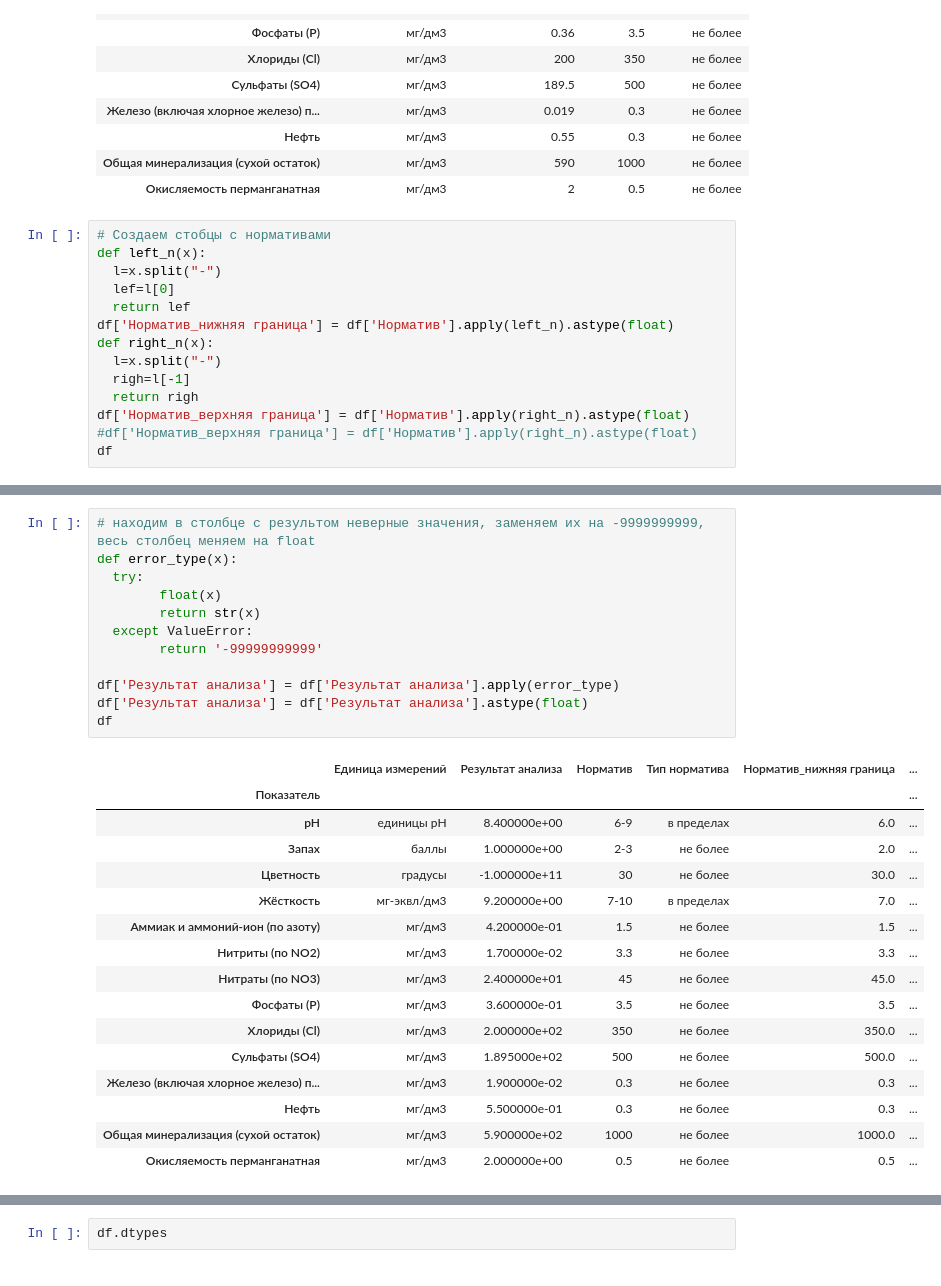
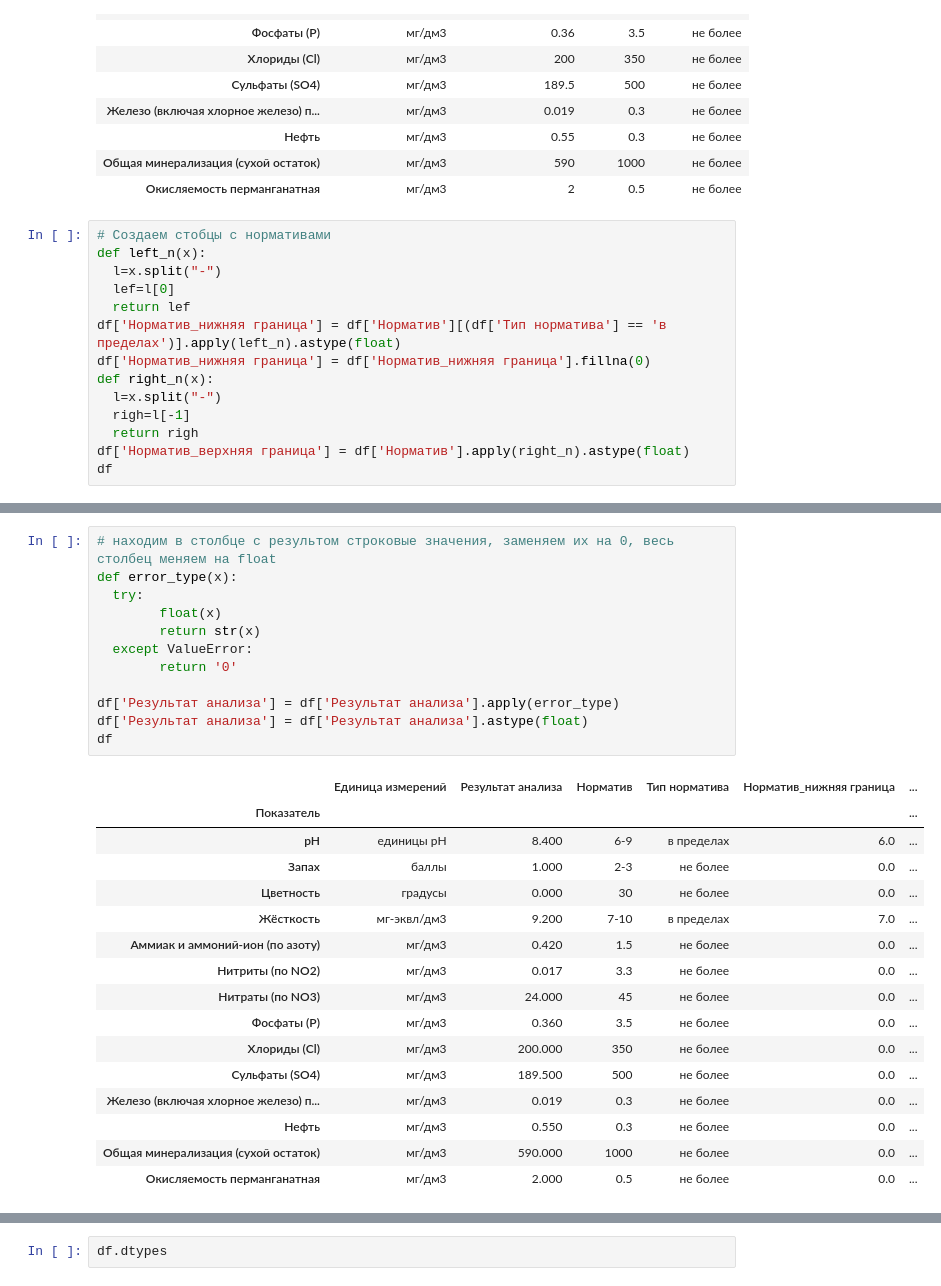
Before and after one commit to Fet-elena/proba, a Jupyter notebook: Task4_dmrf_Fetisova.ipynb, the cells around one changed output, grey strips where cells are left out. Drawn from its saved outputs; the diff is of its cells as text.

```diff
--- a/Task4_dmrf_Fetisova.ipynb
+++ b/Task4_dmrf_Fetisova.ipynb
@@ -96,13 +96,13 @@ def left_n(x):
   l=x.split("-")
   lef=l[0]
   return lef
-df['Норматив_нижняя граница'] = df['Норматив'].apply(left_n).astype(float)
+df['Норматив_нижняя граница'] = df['Норматив'][(df['Тип норматива'] == 'в пределах')].apply(left_n).astype(float)
+df['Норматив_нижняя граница'] = df['Норматив_нижняя граница'].fillna(0)
 def right_n(x):
   l=x.split("-")
   righ=l[-1]
   return righ
 df['Норматив_верхняя граница'] = df['Норматив'].apply(right_n).astype(float)
-#df['Норматив_верхняя граница'] = df['Норматив'].apply(right_n).astype(float)
 df
 # %% [output]
 |  | Единица измерений | Результат анализа | Норматив | Тип норматива | Норматив_нижняя граница | ... |
@@ -124,29 +124,29 @@ df
 # %%
-# находим в столбце с результом неверные значения, заменяем их на -9999999999, весь столбец меняем на float
+# находим в столбце с результом строковые значения, заменяем их на 0, весь столбец меняем на float
 def error_type(x):
   try:
         float(x)
         return str(x)
   except ValueError:
-        return '-99999999999'
+        return '0'
 
 df['Результат анализа'] = df['Результат анализа'].apply(error_type)
 df['Результат анализа'] = df['Результат анализа'].astype(float)
 df
 # %% [output]
 |  | Единица измерений | Результат анализа | Норматив | Тип норматива | Норматив_нижняя граница | ... |
 | Показатель |  |  |  |  |  | ... |
-| pH | единицы pH | 8.400000e+00 | 6-9 | в пределах | 6.0 | ... |
-| Запах | баллы | 1.000000e+00 | 2-3 | не более | 2.0 | ... |
-| Цветность | градусы | -1.000000e+11 | 30 | не более | 30.0 | ... |
-| Жёсткость | мг-эквл/дм3 | 9.200000e+00 | 7-10 | в пределах | 7.0 | ... |
-| Аммиак и аммоний-ион (по азоту) | мг/дм3 | 4.200000e-01 | 1.5 | не более | 1.5 | ... |
-| Нитриты (по NO2) | мг/дм3 | 1.700000e-02 | 3.3 | не более | 3.3 | ... |
-| Нитраты (по NO3) | мг/дм3 | 2.400000e+01 | 45 | не более | 45.0 | ... |
-| Фосфаты (P) | мг/дм3 | 3.600000e-01 | 3.5 | не более | 3.5 | ... |
-| Хлориды (Cl) | мг/дм3 | 2.000000e+02 | 350 | не более | 350.0 | ... |
-| Сульфаты (SO4) | мг/дм3 | 1.895000e+02 | 500 | не более | 500.0 | ... |
-| Железо (включая хлорное железо) п... | мг/дм3 | 1.900000e-02 | 0.3 | не более | 0.3 | ... |
-| Нефть | мг/дм3 | 5.500000e-01 | 0.3 | не более | 0.3 | ... |
-| Общая минерализация (сухой остаток) | мг/дм3 | 5.900000e+02 | 1000 | не более | 1000.0 | ... |
-| Окисляемость перманганатная | мг/дм3 | 2.000000e+00 | 0.5 | не более | 0.5 | ... |
+| pH | единицы pH | 8.400 | 6-9 | в пределах | 6.0 | ... |
+| Запах | баллы | 1.000 | 2-3 | не более | 0.0 | ... |
+| Цветность | градусы | 0.000 | 30 | не более | 0.0 | ... |
+| Жёсткость | мг-эквл/дм3 | 9.200 | 7-10 | в пределах | 7.0 | ... |
+| Аммиак и аммоний-ион (по азоту) | мг/дм3 | 0.420 | 1.5 | не более | 0.0 | ... |
+| Нитриты (по NO2) | мг/дм3 | 0.017 | 3.3 | не более | 0.0 | ... |
+| Нитраты (по NO3) | мг/дм3 | 24.000 | 45 | не более | 0.0 | ... |
+| Фосфаты (P) | мг/дм3 | 0.360 | 3.5 | не более | 0.0 | ... |
+| Хлориды (Cl) | мг/дм3 | 200.000 | 350 | не более | 0.0 | ... |
+| Сульфаты (SO4) | мг/дм3 | 189.500 | 500 | не более | 0.0 | ... |
+| Железо (включая хлорное железо) п... | мг/дм3 | 0.019 | 0.3 | не более | 0.0 | ... |
+| Нефть | мг/дм3 | 0.550 | 0.3 | не более | 0.0 | ... |
+| Общая минерализация (сухой остаток) | мг/дм3 | 590.000 | 1000 | не более | 0.0 | ... |
+| Окисляемость перманганатная | мг/дм3 | 2.000 | 0.5 | не более | 0.0 | ... |
```
Also changed, not shown: parts of 3 cells of this notebook.
